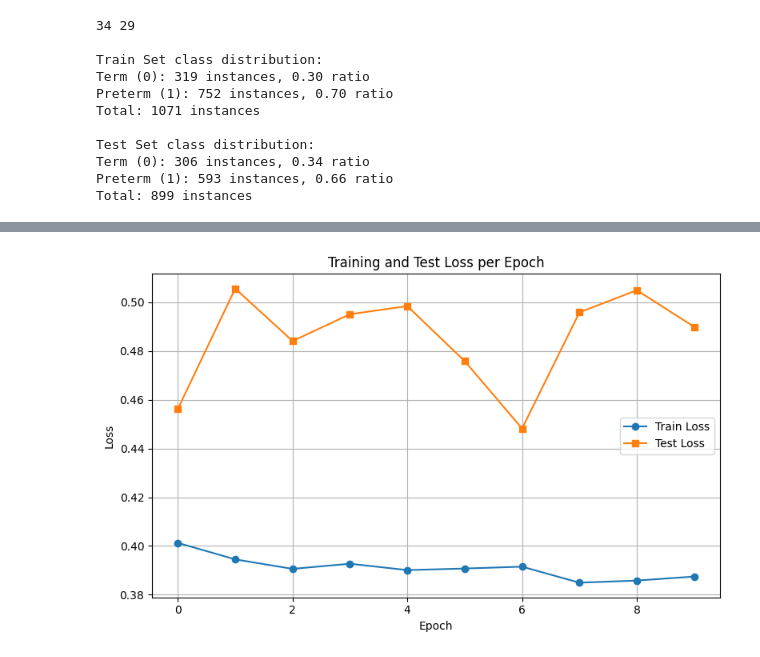
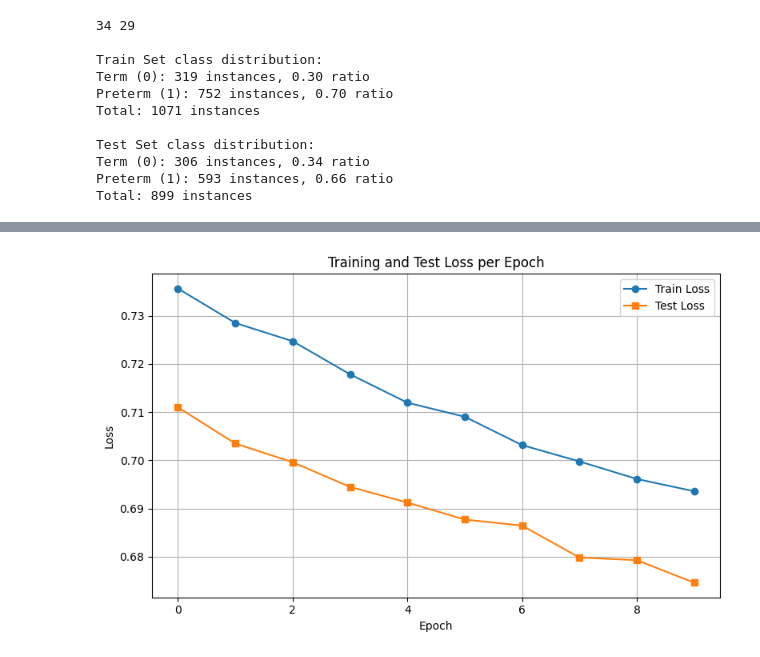
Before and after one commit to noorwertheim/Master-Thesis, a Jupyter notebook: notebooks/CNN_classifier copy.ipynb, the cells around one changed output, grey strips where cells are left out. Cells and saved outputs as stored; diff of their text form; code cells hidden in the pictures.

```diff
--- a/notebooks/CNN_classifier copy.ipynb
+++ b/notebooks/CNN_classifier copy.ipynb
@@ -194,8 +194,8 @@ def train_model(model, train_loader, test_loader, epochs=10, lr=1e-3, device='cu
     )
 
     pos_weight = torch.tensor(class_weights[1] / class_weights[0], dtype=torch.float).to(device)
-    criterion = nn.BCEWithLogitsLoss(pos_weight=pos_weight)
-    # criterion = nn.BCEWithLogitsLoss()
+    # criterion = nn.BCEWithLogitsLoss(pos_weight=pos_weight)
+    criterion = nn.BCEWithLogitsLoss()
     optimizer = torch.optim.Adam(model.parameters(), lr=lr)
 
     # Lists to store epoch-wise losses
@@ -315,5 +315,5 @@ input_length = 12000
 model = CNNClassifier(input_length=input_length)
 
 # Train
-model = train_model(model, train_loader, test_loader, epochs=10, lr=1e-3)
+model = train_model(model, train_loader, test_loader, epochs=10, lr=1e-5)
 # %% [output]
@@ -330,4 +330,4 @@ Epoch 10/10 | Train Loss: 0.3875 | Test Loss: 0.4899
-[figure, old version]
+[figure, new version]
 # %%
 test_loss, test_acc, test_auc, test_ap = evaluate_model(model, test_loader, nn.BCEWithLogitsLoss())
 # %% [output]
```
Also changed, not shown: parts of 2 cells of this notebook, 3 other files.
